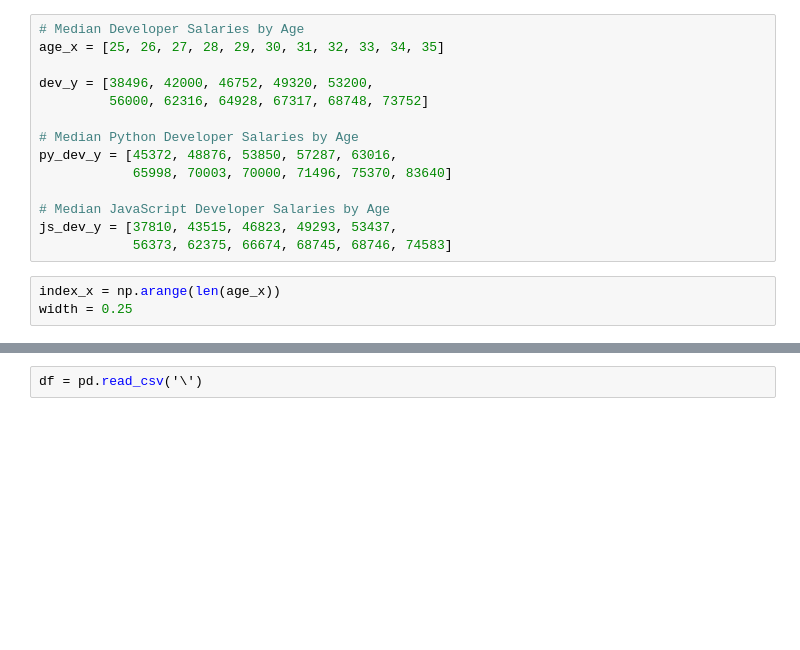
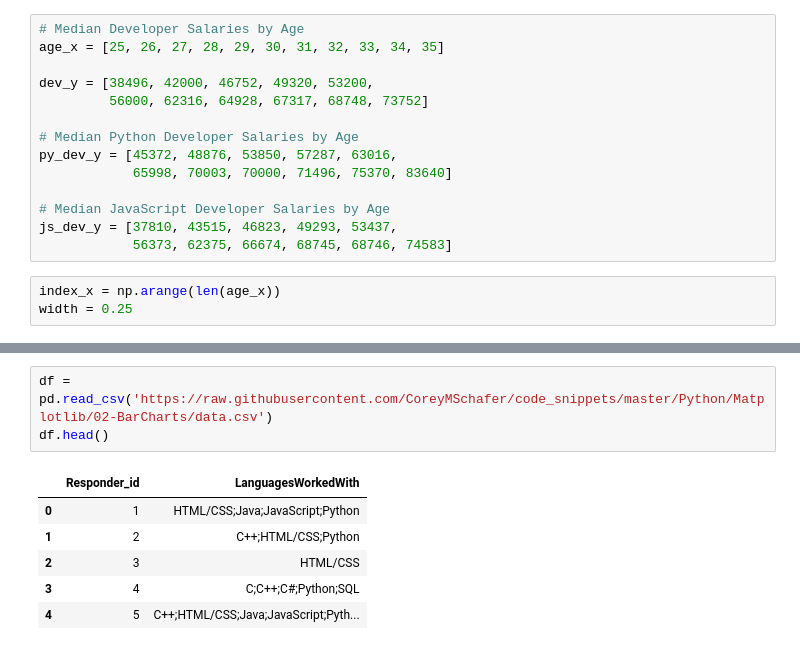
Before and after one commit to monisakhtar/ML, a Jupyter notebook: Matplotlib.ipynb, the cells around one changed output, grey strips where cells are left out. Saved outputs shown, nothing was run; the diff lists cells and outputs as text; blank space fills up the shorter version.

```diff
--- a/Matplotlib.ipynb
+++ b/Matplotlib.ipynb
@@ -234,2 +235,10 @@ plt.show()
-# %%
-df = pd.read_csv('\')
+# %%
+df = pd.read_csv('https://raw.githubusercontent.com/CoreyMSchafer/code_snippets/master/Python/Matplotlib/02-BarCharts/data.csv')
+df.head()
+# %% [output]
+|  | Responder_id | LanguagesWorkedWith |
+| 0 | 1 | HTML/CSS;Java;JavaScript;Python |
+| 1 | 2 | C++;HTML/CSS;Python |
+| 2 | 3 | HTML/CSS |
+| 3 | 4 | C;C++;C#;Python;SQL |
+| 4 | 5 | C++;HTML/CSS;Java;JavaScript;Pyth... |
```
Also changed, not shown: parts of 8 cells of this notebook.
